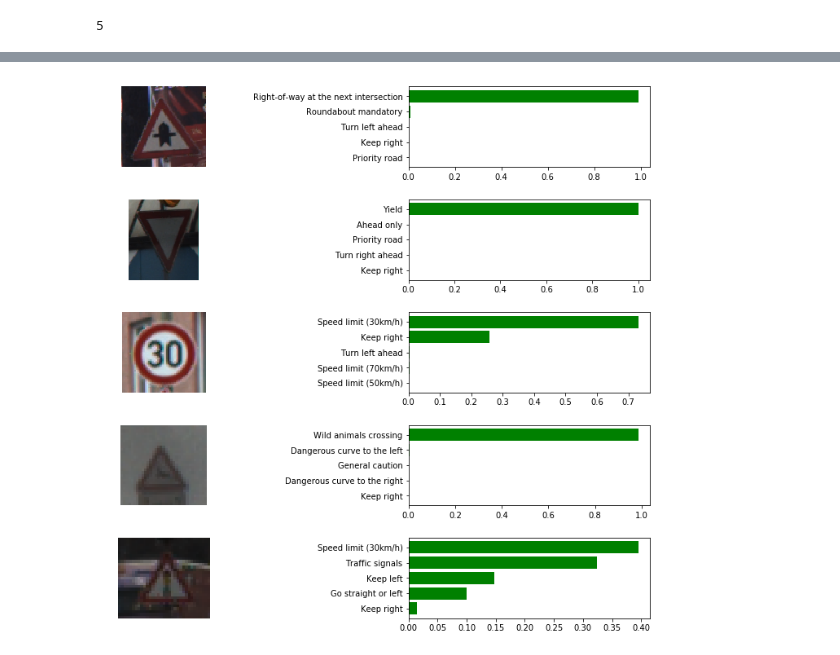
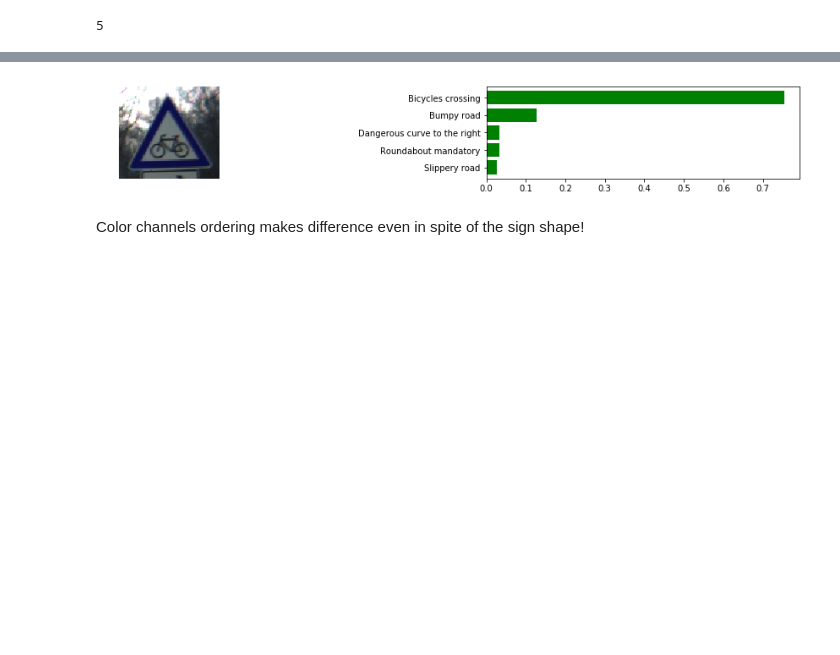
Before and after one commit to yevtu/traffic_signs_recognition, a Jupyter notebook: pipeline.ipynb, the cells around one changed output, grey strips where cells are left out. Drawn from its saved outputs; the diff is of its cells as text; code cells hidden in the pictures; blank space fills up the shorter version.

```diff
--- a/pipeline.ipynb
+++ b/pipeline.ipynb
@@ -96,6 +116,6 @@ plt.show()
 # %%
-train_gen = generator(train, n_classes=n_classes, batch_size=16, augment=False)
-valid_gen = generator(valid, n_classes=n_classes, batch_size=16)
+train_gen = generator(train, n_classes=n_classes, batch_size=16, augment=True)
+valid_gen = generator(valid, n_classes=n_classes, batch_size=16, augment=False)
 # %%
 model = get_model((32, 32, 3), n_classes=n_classes)
 model.compile(loss="categorical_crossentropy", optimizer="adam", metrics=['accuracy'])
@@ -136,11 +156,10 @@ except OSError:
     print('Weights of pretrained model were not found. Model should be trained first.')
     model.fit_generator(generator=train_gen,
         validation_data=valid_gen,
-        steps_per_epoch=1000,
-        validation_steps=200,
-        epochs=45,
+        steps_per_epoch=2000,
+        validation_steps=400,
+        epochs=20,
         verbose=1,
-        class_weight=cw_dict,
         callbacks=[
             ModelCheckpoint(weights_path, verbose=1, monitor='val_loss', save_best_only=True)
         ])
@@ -209,21 +304,30 @@ predictions = model.predict_on_batch(processed_images)
+# %%
+bgr_img = cv2.imread(sample[0])
+img = (bgr_img.astype('float32') - 128) / 128
+img = cv2.resize(img, (32, 32), interpolation=cv2.INTER_LINEAR)
+
+batch = np.zeros((1, 32, 32 ,3))
+batch[0] = img
+pred = model.predict(batch)
 # %%
-gs = gridspec.GridSpec(n_test, 2, width_ratios=[4, 2])
+gs = gridspec.GridSpec(1, 2, width_ratios=[2, 1])
 gs.update(wspace=0.01, hspace=0.4)
-plt.figure(figsize=(16, 12))
+plt.figure(figsize=(20, 2))
 
-for i in range(n_test):
-    ax = plt.subplot(gs[i, 0])
-    ax.set_aspect('equal')
-    plt.imshow(images[i])
-    plt.axis('off')
+ax = plt.subplot(gs[0, 0])
+ax.set_aspect('equal')
+plt.imshow(bgr_img)
+plt.axis('off')
 
-    signs, probs = get_top_n(predictions[i], sign_names)
+signs, probs = get_top_n(pred[0], sign_names)
 
-    ax = plt.subplot(gs[i, 1])
-    y_pos = np.arange(len(signs))
-    ax.set_yticks(y_pos)
-    ax.set_yticklabels(signs)
-    ax.barh(y_pos, probs, align='center', color='green')
-    ax.invert_yaxis()
+ax = plt.subplot(gs[0, 1])
+y_pos = np.arange(len(signs))
+ax.set_yticks(y_pos)
+ax.set_yticklabels(signs)
+ax.barh(y_pos, probs, align='center', color='green')
+ax.invert_yaxis()
 # %% [output]
-[figure, old version]
+[figure, new version]
+# %% [markdown]
+Color channels ordering makes difference even in spite of the sign shape!
```
Also changed, not shown: parts of 31 cells of this notebook.
